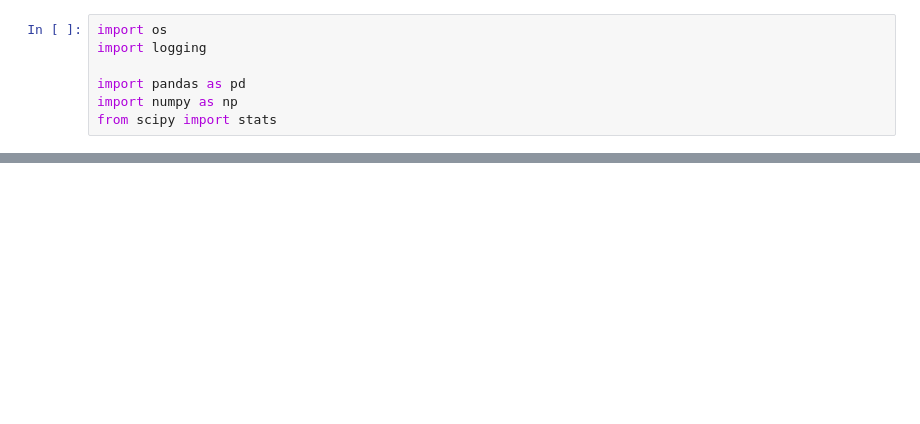
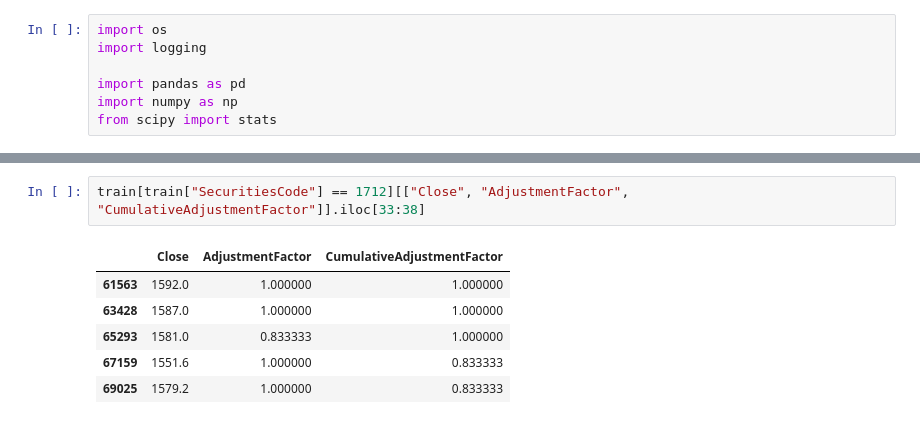
Before and after one commit to pandeydivesh15/machine-learning-practice, a Jupyter notebook: kaggle/jpx-tokyo-stock-exchange-prediction/v1.0.ipynb, the cells around one changed output, grey strips where cells are left out. Drawn from its saved outputs; the diff is of its cells as text; blank space fills up the shorter version.

```diff
--- a/kaggle/jpx-tokyo-stock-exchange-prediction/v1.0.ipynb
+++ b/kaggle/jpx-tokyo-stock-exchange-prediction/v1.0.ipynb
@@ -44,0 +100,9 @@ info(f"train dirs: {TRAIN_DIRS}")
+# %%
+train[train["SecuritiesCode"] == 1712][["Close", "AdjustmentFactor", "CumulativeAdjustmentFactor"]].iloc[33:38]
+# %% [output]
+|  | Close | AdjustmentFactor | CumulativeAdjustmentFactor |
+| 61563 | 1592.0 | 1.000000 | 1.000000 |
+| 63428 | 1587.0 | 1.000000 | 1.000000 |
+| 65293 | 1581.0 | 0.833333 | 1.000000 |
+| 67159 | 1551.6 | 1.000000 | 0.833333 |
+| 69025 | 1579.2 | 1.000000 | 0.833333 |
```
Also changed, not shown: parts of 20 cells of this notebook.
